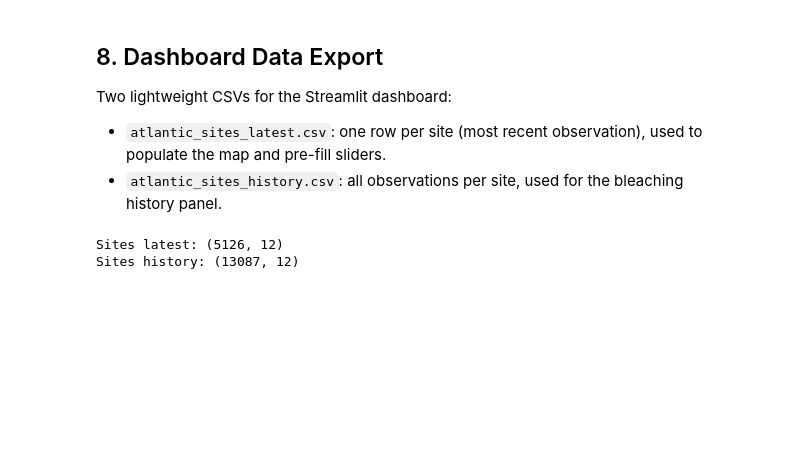
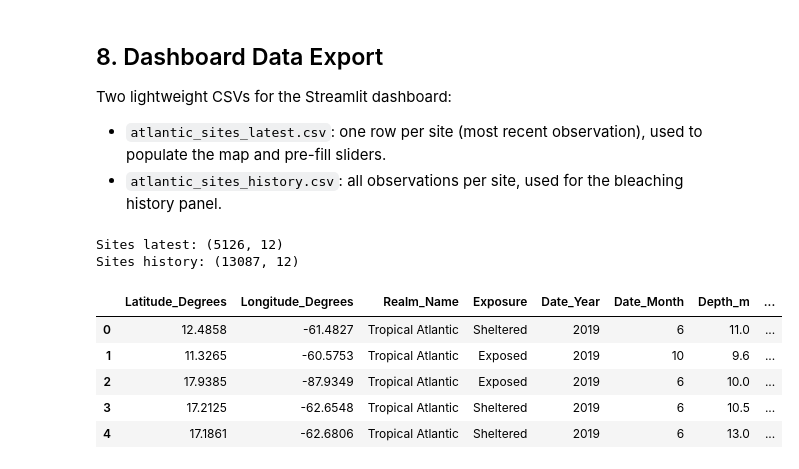
Before and after one commit to giulia-balducci/coral-bleaching-risk-analysis, a Jupyter notebook: notebooks/05_atlantic_model.ipynb, the cells around one changed output. Saved outputs shown, nothing was run; the diff lists cells and outputs as text; code cells hidden in the pictures; blank space fills up the shorter version.

```diff
--- a/notebooks/05_atlantic_model.ipynb
+++ b/notebooks/05_atlantic_model.ipynb
@@ -668,3 +668,13 @@ print(f"Sites history: {sites_history.shape}")
 # %% [output]
 Sites latest: (5126, 12)
 Sites history: (13087, 12)
+# %%
+# Inspecting the sites_latest dataframe.
+sites_latest.head()
+# %% [output]
+|  | Latitude_Degrees | Longitude_Degrees | Realm_Name | Exposure | Date_Year | Date_Month | Depth_m | ... |
+| 0 | 12.4858 | -61.4827 | Tropical Atlantic | Sheltered | 2019 | 6 | 11.0 | ... |
+| 1 | 11.3265 | -60.5753 | Tropical Atlantic | Exposed | 2019 | 10 | 9.6 | ... |
+| 2 | 17.9385 | -87.9349 | Tropical Atlantic | Exposed | 2019 | 6 | 10.0 | ... |
+| 3 | 17.2125 | -62.6548 | Tropical Atlantic | Sheltered | 2019 | 6 | 10.5 | ... |
+| 4 | 17.1861 | -62.6806 | Tropical Atlantic | Sheltered | 2019 | 6 | 13.0 | ... |
```
Also changed, not shown: parts of 7 cells of this notebook, 3 other files.
